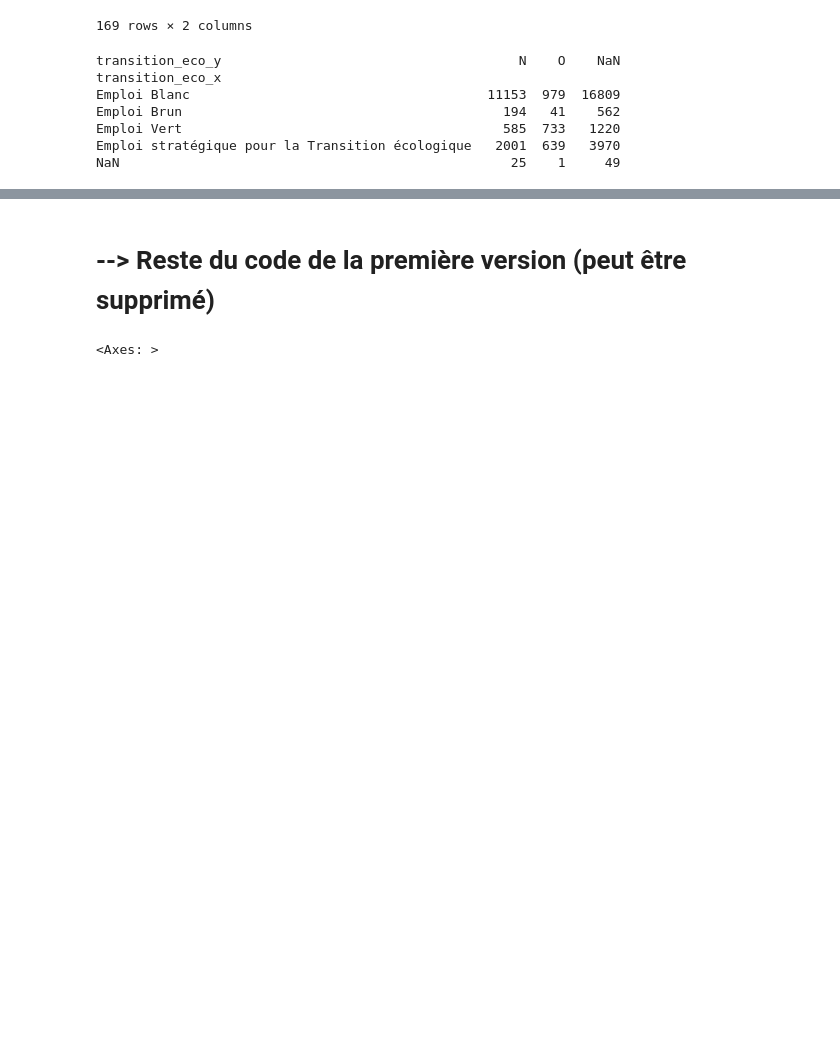
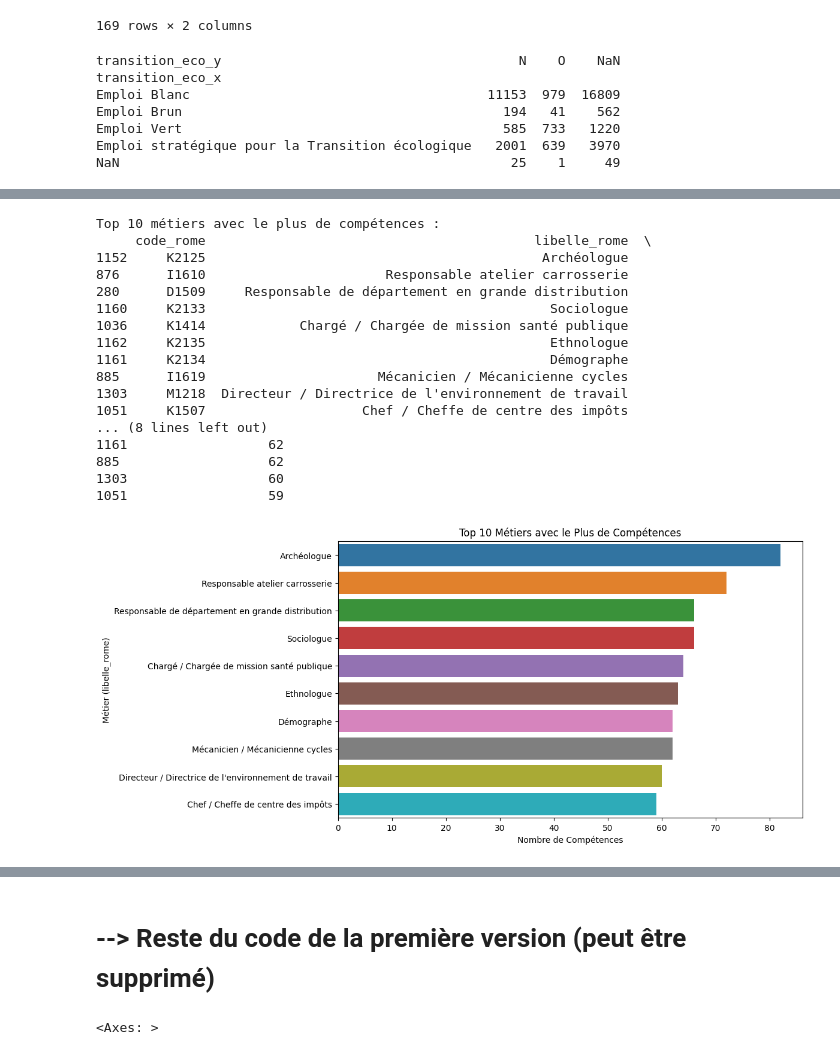
Before and after one commit to salphonse/Radar-Metier, a Jupyter notebook: script/ML/ML - EDA.ipynb, the cells around one changed output, grey strips where cells are left out. Drawn from its saved outputs; the diff is of its cells as text; code cells hidden in the pictures; blank space fills up the shorter version.

```diff
--- a/script/ML/ML - EDA.ipynb
+++ b/script/ML/ML - EDA.ipynb
@@ -457,0 +646,36 @@ Name: count, dtype: int64
+# %%
+# 3.1. Top 10 métiers ayant le plus de compétences
+# Grouper par code_rome et compter les compétences
+competences_par_metier = df.groupby(['code_rome', 'libelle_rome']).size().reset_index(name='nombre_competences')
+
+# Trier par nombre de compétences (décroissant) et prendre les 10 premiers
+top_10_metiers_competences = competences_par_metier.sort_values(by='nombre_competences', ascending=False).head(10)
+print("Top 10 métiers avec le plus de compétences :")
+print(top_10_metiers_competences[['code_rome', 'libelle_rome', 'nombre_competences']])
+
+# Visualisation
+plt.figure(figsize=(10, 6))
+sns.barplot(data=top_10_metiers_competences, x='nombre_competences', y='libelle_rome', hue='libelle_rome')
+plt.title('Top 10 Métiers avec le Plus de Compétences')
+plt.xlabel('Nombre de Compétences')
+plt.ylabel('Métier (libelle_rome)')
+plt.show()
+# %% [output]
+Top 10 métiers avec le plus de compétences :
+     code_rome                                          libelle_rome  \
+1152     K2125                                           Archéologue
+876      I1610                       Responsable atelier carrosserie
+280      D1509     Responsable de département en grande distribution
+1160     K2133                                            Sociologue
+1036     K1414            Chargé / Chargée de mission santé publique
+1162     K2135                                            Ethnologue
+1161     K2134                                            Démographe
+885      I1619                      Mécanicien / Mécanicienne cycles
+1303     M1218  Directeur / Directrice de l'environnement de travail
+1051     K1507                    Chef / Cheffe de centre des impôts
+... (8 lines left out)
+1161                  62
+885                   62
+1303                  60
+1051                  59
+[figure, added]
```
Also changed, not shown: parts of 39 cells of this notebook.
